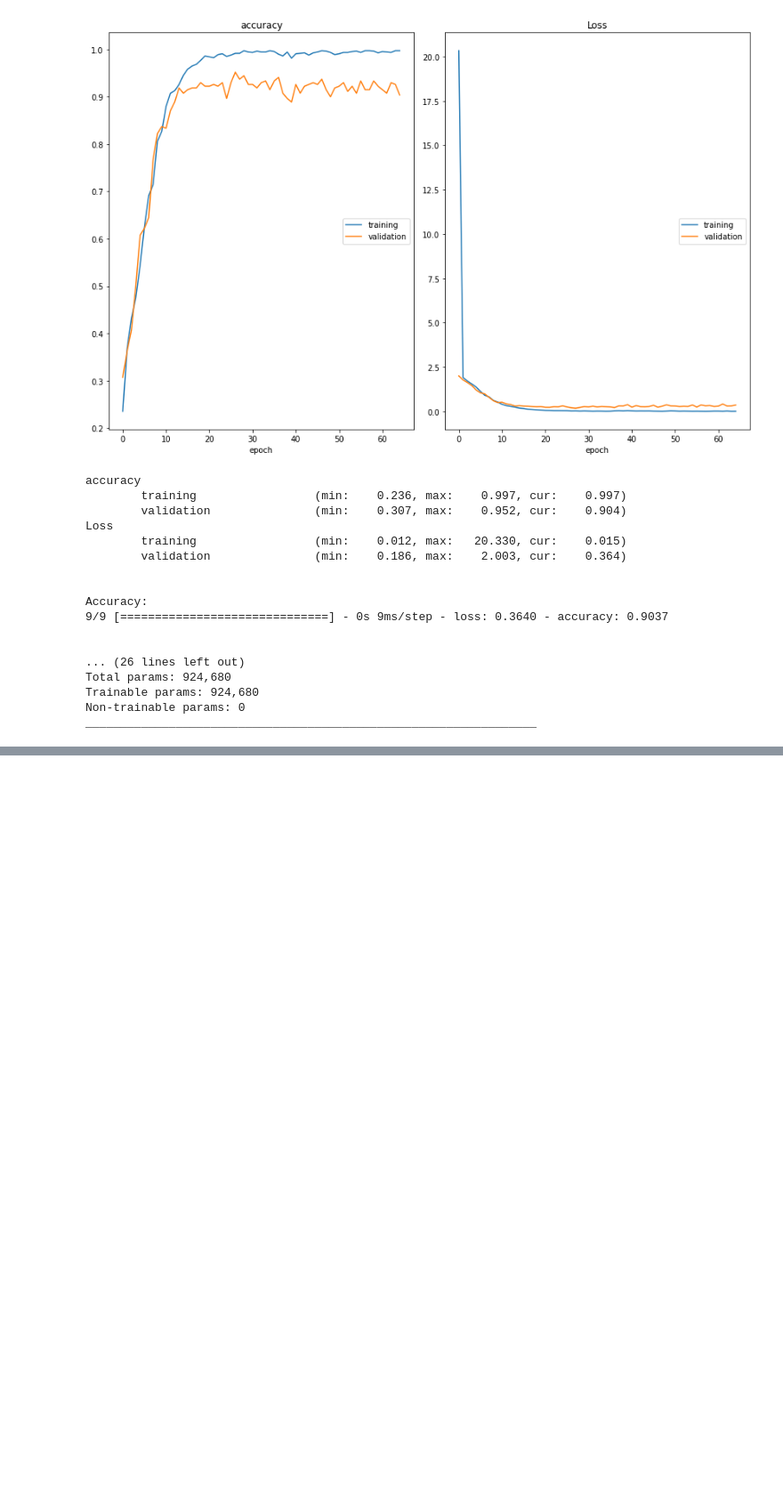
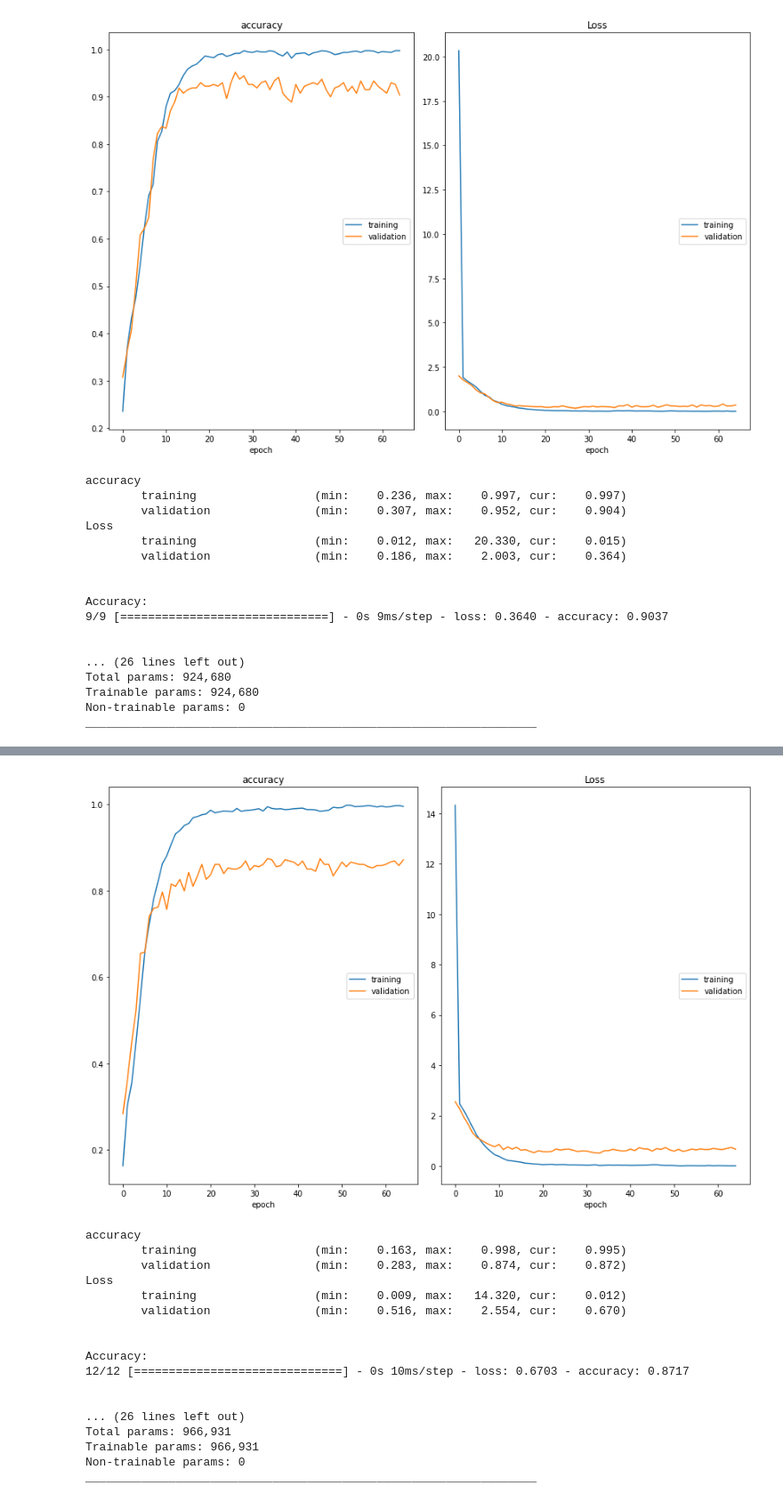
Before and after one commit to jega1228/Analisis_avanzado_Datos, a Jupyter notebook: P1-MAAD-2-Imagenes-CNN.ipynb, the cells around one changed output, grey strips where cells are left out. Shown: that part at 89% size. Drawn from its saved outputs; the diff is of its cells as text; code cells hidden in the pictures; blank space fills up the shorter version.

```diff
--- a/P1-MAAD-2-Imagenes-CNN.ipynb
+++ b/P1-MAAD-2-Imagenes-CNN.ipynb
@@ -1184,0 +1222,59 @@ _________________________________________________________________
+# %%
+# Defining the cnn basic parameters
+batch_size_opt = 128
+epochs_opt = 65
+optimizers_opt = 'adam'
+dropout_opt = 0.5
+conv_activation_opt ='relu'
+pool_type_opt  = 'max'
+start = time()
+
+# CNN Architecture
+K.clear_session()
+
+model=Sequential()
+model.add(Conv2D(64,kernel_size=3,activation=conv_activation_opt,input_shape=(W,H,1)))
+model.add(MaxPooling2D((2,2),strides=(2,2)))
+model.add(Conv2D(128,kernel_size=3,activation=conv_activation_opt))
+model.add(MaxPooling2D((2,2),strides=(2,2)))
+model.add(Conv2D(256,kernel_size=5,activation=conv_activation_opt))
+model.add(MaxPooling2D((2,2),strides=(2,2)))
+model.add(Dropout(dropout_opt))
+model.add(Flatten())
+model.add(Dense(classes,activation='softmax'))
+
+model.compile(optimizer=optimizers_opt,loss='categorical_crossentropy',metrics=['accuracy'])
+
+# fit model
+model.fit(training_data_X,training_data_Y,validation_data=(testing_data_X,testing_data_Y),\
+          batch_size=batch_size_opt,epochs=epochs_opt, verbose=1, callbacks=[PlotLossesKeras()])
+
+# model's performance on test set
+print('\n\nAccuracy:')
+test_loss, test_acc = model.evaluate(testing_data_X,testing_data_Y, verbose=1)
+
+# print time for training
+print('\n\ntime for trainin = {:.0f} minutes'.format((time()-start)/60))
+
+# print model architecture
+print('\n\n')
+model.summary()
+# %% [output]
+[figure, added]
+accuracy
+        training                 (min:    0.163, max:    0.998, cur:    0.995)
+        validation               (min:    0.283, max:    0.874, cur:    0.872)
+Loss
+        training                 (min:    0.009, max:   14.320, cur:    0.012)
+        validation               (min:    0.516, max:    2.554, cur:    0.670)
+
+
+Accuracy:
+12/12 [==============================] - 0s 10ms/step - loss: 0.6703 - accuracy: 0.8717
+
+
+... (26 lines left out)
+Total params: 966,931
+Trainable params: 966,931
+Non-trainable params: 0
+_________________________________________________________________
```
Also changed, not shown: parts of 3 cells of this notebook.
